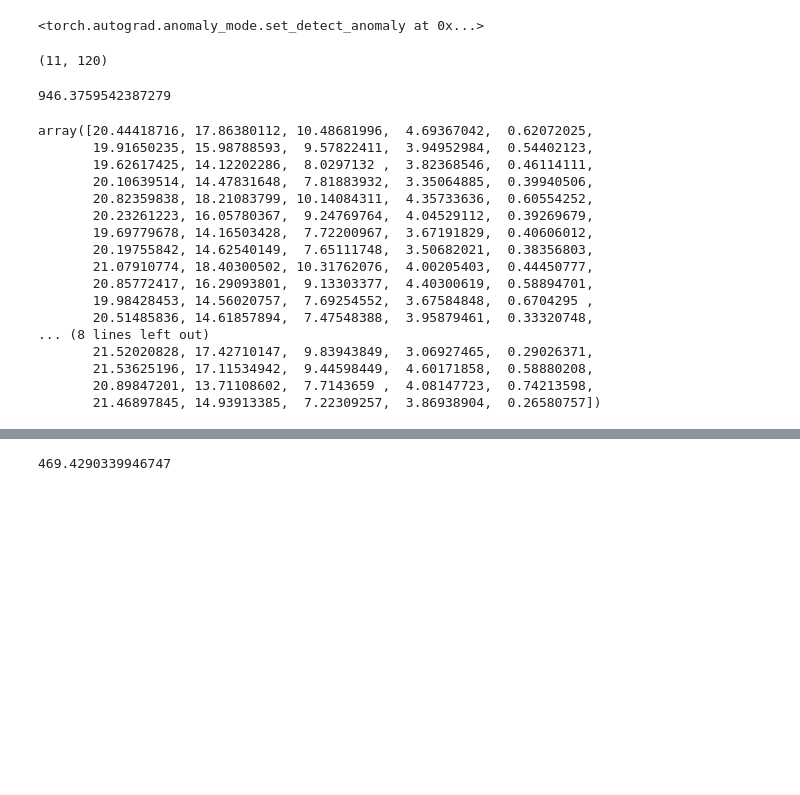
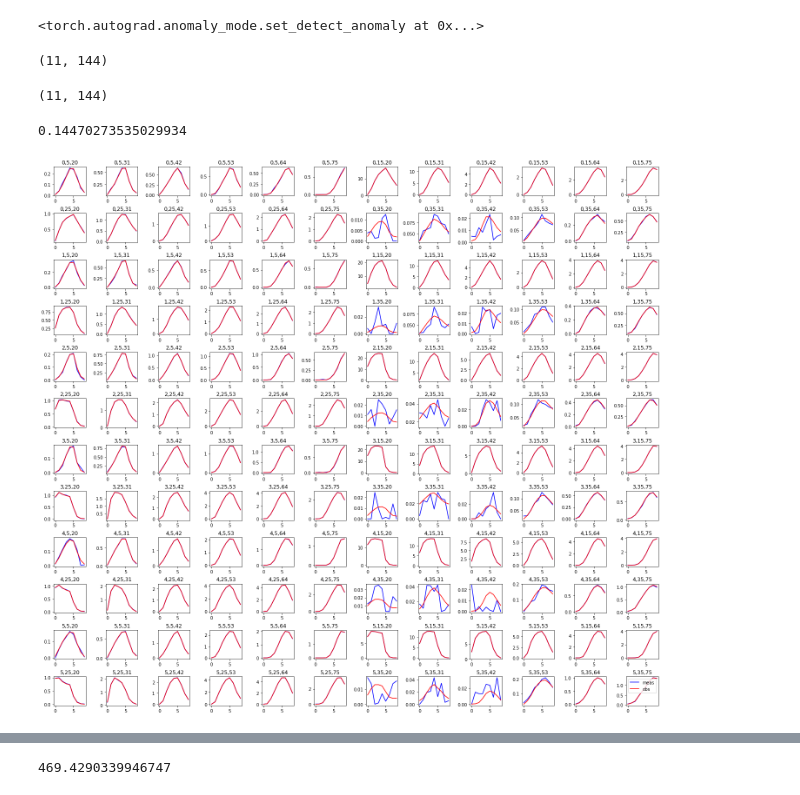
Before and after one commit to ZitongZhou/react_inverse, a Jupyter notebook: ILUES_surrogate.ipynb, the cells around one changed output, grey strips where cells are left out. Saved outputs shown, nothing was run; the diff lists cells and outputs as text; code cells hidden in the pictures; blank space fills up the shorter version.

```diff
--- a/ILUES_surrogate.ipynb
+++ b/ILUES_surrogate.ipynb
@@ -898,7 +898,7 @@ def vis_sensors_2(meas, data,sensor, t):
         for j in range(len(meas)-1):
             sen[j] = meas[j][i]
             sen_obs[j] = data[j][i]
-        ax = fig.add_subplot(12,10,i+1)
+        ax = fig.add_subplot(12,len(meas[0])//12,i+1)
         ax.plot(sen, 'b',label='meas')
         ax.plot(sen_obs, 'r',label='obs')
         ax.set_title(str(sensor[0][i])+','+str(sensor[1][i])+','+str(sensor[2][i]))
@@ -981,16 +981,17 @@ obs = []
 
 for t in range(10):
     x = torch.zeros((1, 3, 6, 41, 81)).to(device)
-    x[:,0] = y_prev #this doesnt change time
-    x[:,1] = log_K #this doesnt change time
-    x[:,2] = source[t] #this doesnt change time
-    y = model(x) #this doesnt change time
-    obs.append(to_numpy(y[0,0])[sensor]) ## 20 cases, 120 sensor
+    x[:,0] = y_prev
+    x[:,1] = log_K
+    x[:,2] = source[t]
+    if t == 0:
+        obs.append(to_numpy(y[0,1])[sensor].reshape(1,-1))
+    y = model(x)
+    obs.append(to_numpy(y[0,0])[sensor])
     y_prev = y[0,0]
-obs.append(to_numpy(y[-1,1])[sensor].reshape(1,-1))
 
-obs = np.vstack(obs)#.reshape(-1)
-print(obs.shape)
+obs_ch = np.vstack(obs)#.reshape(-1)
+print(obs_ch.shape)
     # obs = torch.zeros((len(Sy_ids)*len(Sx_ids), 10, 120)).to(device)
 # fig = plot_3d(to_numpy(y4[0,0]),'conc',cut=[3, 12+1, 20-1])
 # fig = plot_3d(to_numpy(y4[0,1]),'head',cut=[3, 12+1, 20-1])
@@ -998,16 +999,20 @@ print(obs.shape)
 # fig = plot_3d(to_numpy(y5[0,0]),'conc',cut=[3, 12+1, 20-1])
 # fig = plot_3d(to_numpy(y5[0,1]),'head',cut=[3, 12+1, 20-1])
 # %% [output]
-(11, 120)
+(11, 144)
 # %%
-meas_sig = 0.05*obs.reshape(-1)
-meas_sig[meas_sig<0.01] = 0.01
+meas_sig = 0.02*obs_ch.reshape(-1)
+meas_sig[meas_sig<10.] = 0.01
 np.random.seed(888)
-meas_data = obs + np.random.normal(np.zeros(len(obs.reshape(-1))), meas_sig).reshape(obs.shape)
+meas_data = obs_ch + np.random.normal(np.zeros(len(obs_ch.reshape(-1))), meas_sig).reshape(obs_ch.shape)
 meas_data[meas_data<0] = 0
 # with open('/content/drive/MyDrive/react_inverse/ILUES/6_HMC_meas.pkl','wb') as file:
 #     pkl.dump([real_kd_latent, log_K, meas_data], file)
+# %%
+meas_data.shape
+# %% [output]
+(11, 144)
 # %%
-sum((obs[0].reshape(-1)- meas_data_6.reshape(-1))**2)
+sum((obs_ch.reshape(-1)- meas_data.reshape(-1))**2)
 # %% [output]
-946.3759542387279
+0.14470273535029934
@@ -1016 +1019,5 @@ vis_sensors_2(to_numpy(meas_data_6[:1320]).reshape((11, 120)), to_numpy(obs[0][:
+# %%
+vis_sensors_2(to_numpy(meas_data[1:,]), to_numpy(obs_ch[1:,]), np.where(sensor), '')
+# %% [output]
+[figure, added]
 # %%
@@ -1224,20 +1121,0 @@ meas_data_6[meas_data_6<0] = 0
-# %%
-meas_data_6
-# %% [output]
-array([20.44418716, 17.86380112, 10.48681996,  4.69367042,  0.62072025,
-       19.91650235, 15.98788593,  9.57822411,  3.94952984,  0.54402123,
-       19.62617425, 14.12202286,  8.0297132 ,  3.82368546,  0.46114111,
-       20.10639514, 14.47831648,  7.81883932,  3.35064885,  0.39940506,
-       20.82359838, 18.21083799, 10.14084311,  4.35733636,  0.60554252,
-       20.23261223, 16.05780367,  9.24769764,  4.04529112,  0.39269679,
-       19.69779678, 14.16503428,  7.72200967,  3.67191829,  0.40606012,
-       20.19755842, 14.62540149,  7.65111748,  3.50682021,  0.38356803,
-       21.07910774, 18.40300502, 10.31762076,  4.00205403,  0.44450777,
-       20.85772417, 16.29093801,  9.13303377,  4.40300619,  0.58894701,
-       19.98428453, 14.56020757,  7.69254552,  3.67584848,  0.6704295 ,
-       20.51485836, 14.61857894,  7.47548388,  3.95879461,  0.33320748,
-... (8 lines left out)
-       21.52020828, 17.42710147,  9.83943849,  3.06927465,  0.29026371,
-       21.53625196, 17.11534942,  9.44598449,  4.60171858,  0.58880208,
-       20.89847201, 13.71108602,  7.7143659 ,  4.08147723,  0.74213598,
-       21.46897845, 14.93913385,  7.22309257,  3.86938904,  0.26580757])
```
Also changed, not shown: parts of 68 cells of this notebook.
